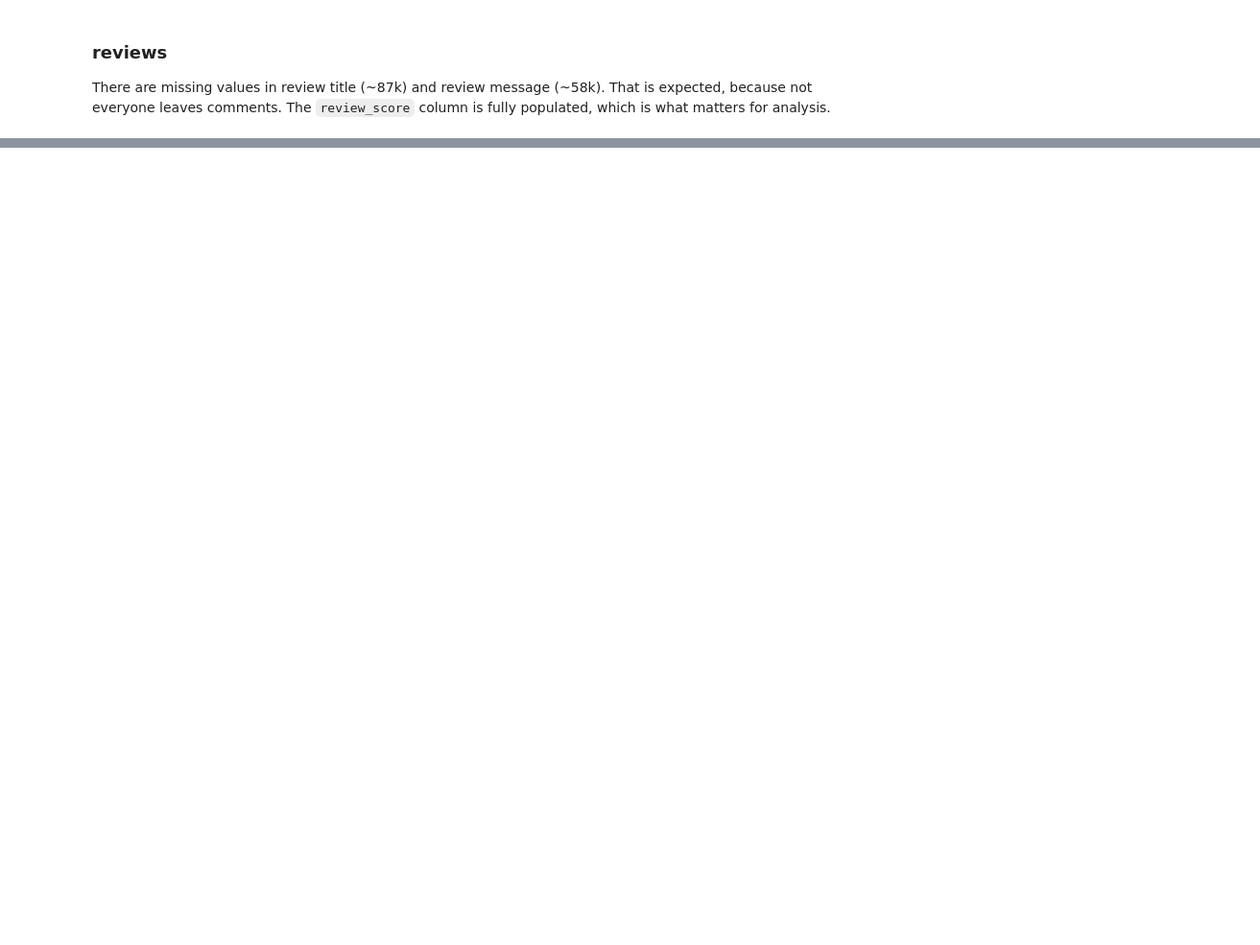
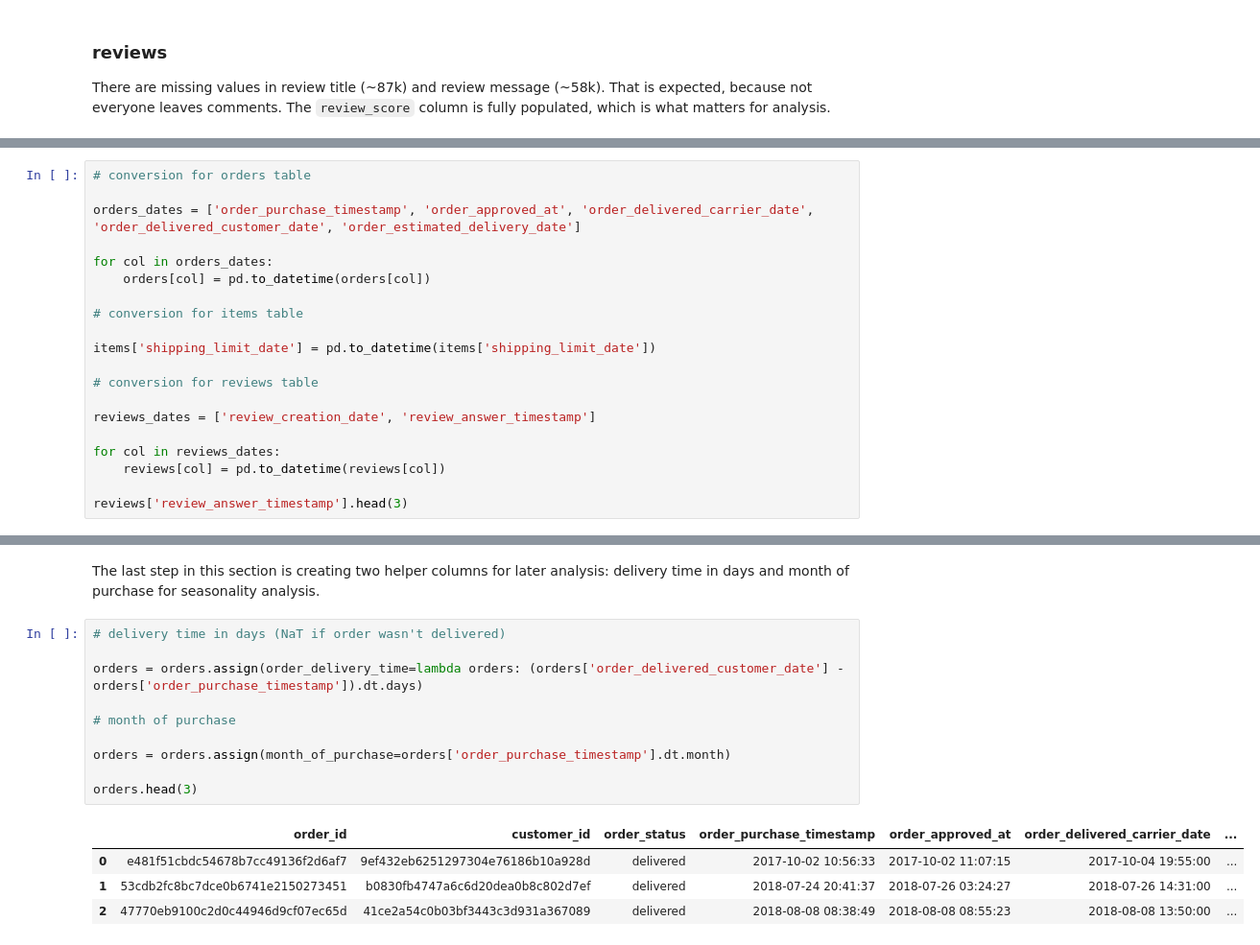
Before and after one commit to norriddx/ecommerce-orders-analysis, a Jupyter notebook: notebooks/eda.ipynb, the cells around one changed output, grey strips where cells are left out. Shown at 96% size. Saved outputs shown, nothing was run; the diff lists cells and outputs as text; blank space fills up the shorter version.

Commit message:
finish section 3: preparing data

```diff
--- a/notebooks/eda.ipynb
+++ b/notebooks/eda.ipynb
@@ -220,0 +224,20 @@ There are missing values in review title (~87k) and review message (~58k). That
+# %%
+# conversion for orders table
+
+orders_dates = ['order_purchase_timestamp', 'order_approved_at', 'order_delivered_carrier_date', 'order_delivered_customer_date', 'order_estimated_delivery_date']
+
+for col in orders_dates:
+    orders[col] = pd.to_datetime(orders[col])
+
+# conversion for items table
+
+items['shipping_limit_date'] = pd.to_datetime(items['shipping_limit_date'])
+
+# conversion for reviews table
+
+reviews_dates = ['review_creation_date', 'review_answer_timestamp']
+
+for col in reviews_dates:
+    reviews[col] = pd.to_datetime(reviews[col])
+
+reviews['review_answer_timestamp'].head(3)
@@ -220,0 +249,17 @@ There are missing values in review title (~87k) and review message (~58k). That
+# %% [markdown]
+The last step in this section is creating two helper columns for later analysis: delivery time in days and month of purchase for seasonality analysis.
+# %%
+# delivery time in days (NaT if order wasn't delivered)
+
+orders = orders.assign(order_delivery_time=lambda orders: (orders['order_delivered_customer_date'] - orders['order_purchase_timestamp']).dt.days)
+
+# month of purchase
+
+orders = orders.assign(month_of_purchase=orders['order_purchase_timestamp'].dt.month)
+
+orders.head(3)
+# %% [output]
+|  | order_id | customer_id | order_status | order_purchase_timestamp | order_approved_at | order_delivered_carrier_date | ... |
+| 0 | e481f51cbdc54678b7cc49136f2d6af7 | 9ef432eb6251297304e76186b10a928d | delivered | 2017-10-02 10:56:33 | 2017-10-02 11:07:15 | 2017-10-04 19:55:00 | ... |
+| 1 | 53cdb2fc8bc7dce0b6741e2150273451 | b0830fb4747a6c6d20dea0b8c802d7ef | delivered | 2018-07-24 20:41:37 | 2018-07-26 03:24:27 | 2018-07-26 14:31:00 | ... |
+| 2 | 47770eb9100c2d0c44946d9cf07ec65d | 41ce2a54c0b03bf3443c3d931a367089 | delivered | 2018-08-08 08:38:49 | 2018-08-08 08:55:23 | 2018-08-08 13:50:00 | ... |
```
Also changed, not shown: parts of 9 cells of this notebook.
